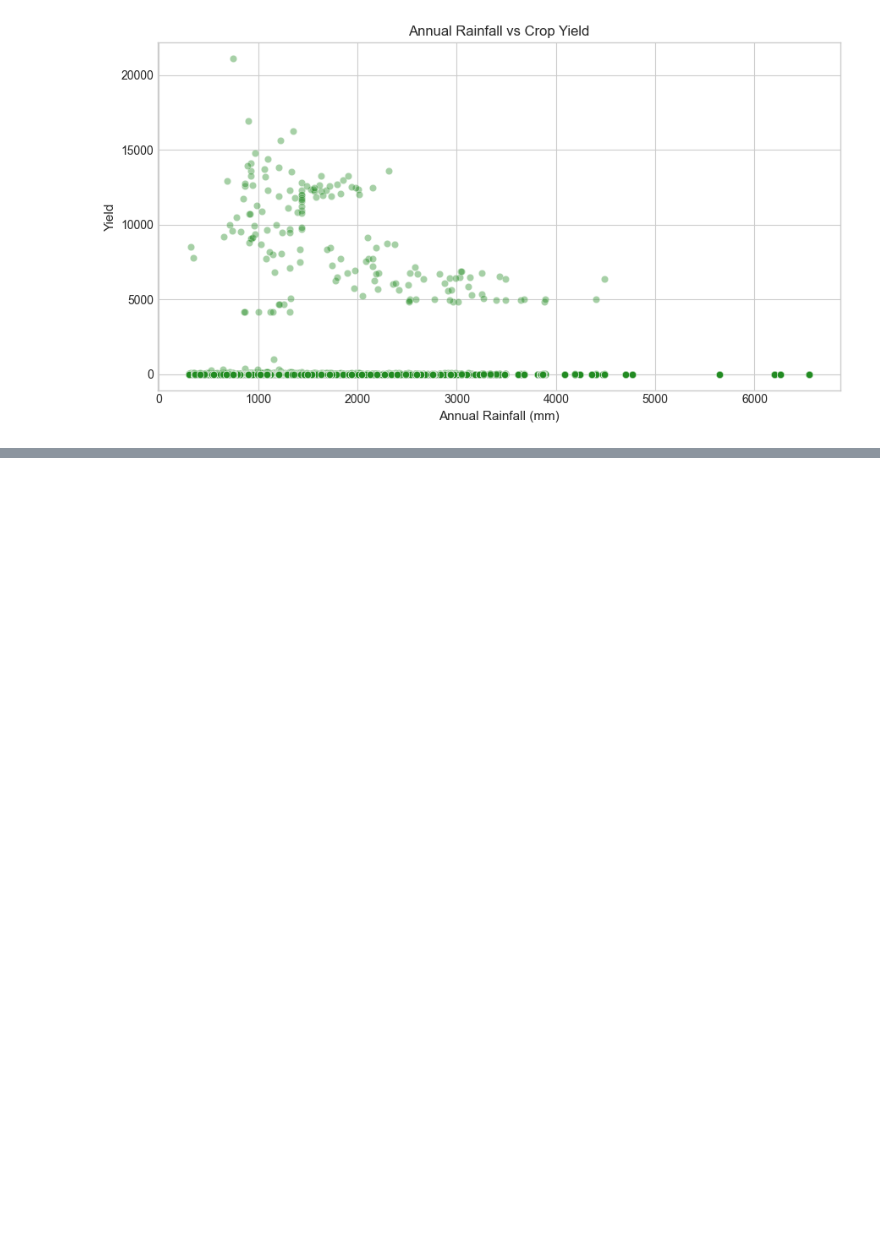
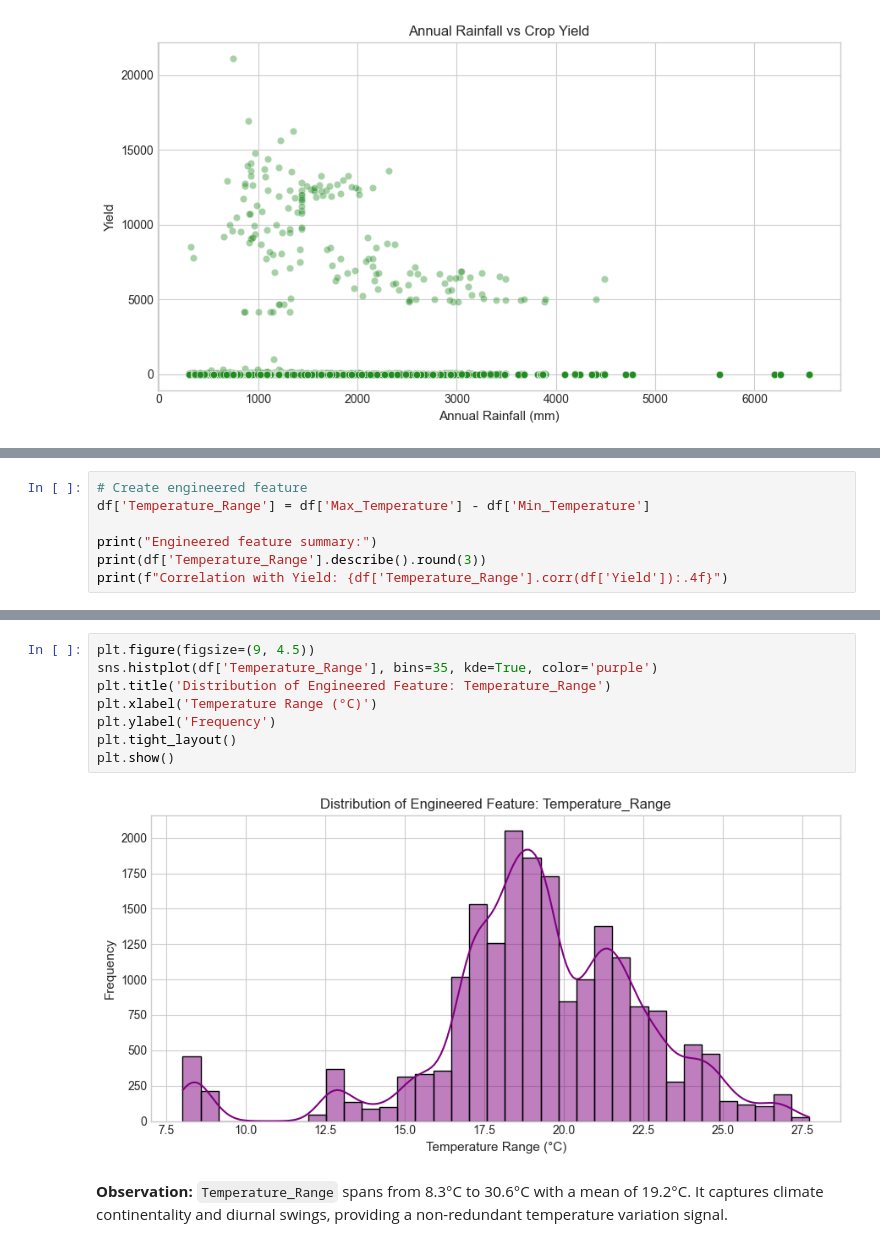
Before and after one commit to Subash-G-S/agri-predict, a Jupyter notebook: notebooks/regression.ipynb, the cells around one changed output, grey strips where cells are left out. Cells and saved outputs as stored; diff of their text form; blank space fills up the shorter version.

```diff
--- a/notebooks/regression.ipynb
+++ b/notebooks/regression.ipynb
@@ -207,0 +263,7 @@ plt.show()
+# %%
+# Create engineered feature
+df['Temperature_Range'] = df['Max_Temperature'] - df['Min_Temperature']
+
+print("Engineered feature summary:")
+print(df['Temperature_Range'].describe().round(3))
+print(f"Correlation with Yield: {df['Temperature_Range'].corr(df['Yield']):.4f}")
@@ -207,0 +282,12 @@ plt.show()
+# %%
+plt.figure(figsize=(9, 4.5))
+sns.histplot(df['Temperature_Range'], bins=35, kde=True, color='purple')
+plt.title('Distribution of Engineered Feature: Temperature_Range')
+plt.xlabel('Temperature Range (°C)')
+plt.ylabel('Frequency')
+plt.tight_layout()
+plt.show()
+# %% [output]
+[figure, added]
+# %% [markdown]
+**Observation:** `Temperature_Range` spans from 8.3°C to 30.6°C with a mean of 19.2°C. It captures climate continentality and diurnal swings, providing a non-redundant temperature variation signal.
```
Also changed, not shown: parts of 8 cells of this notebook.
